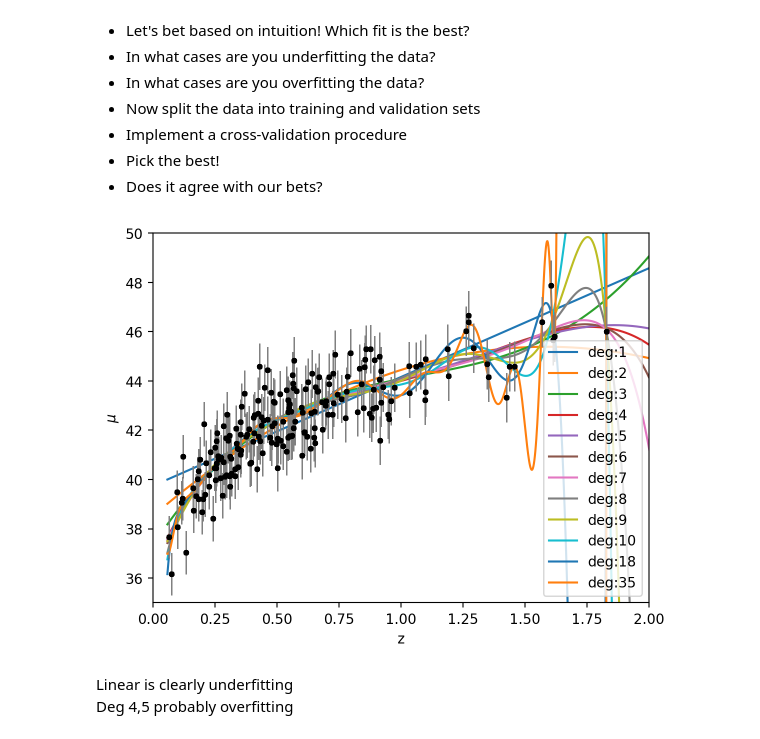
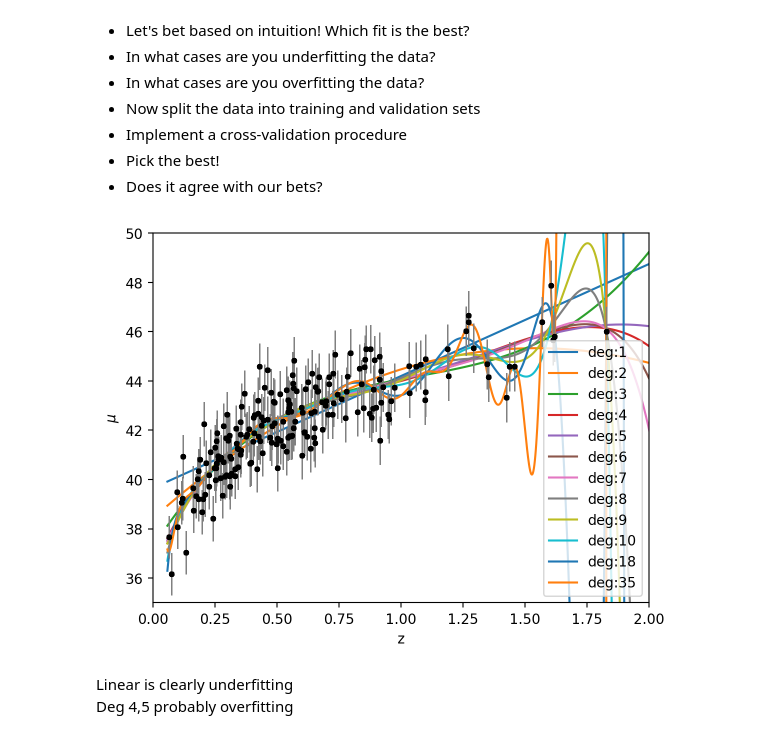
Before and after one commit to aadufour/astrostatistics_bicocca_2025, a Jupyter notebook: working/L17.ipynb, the cells around one changed output. Drawn from its saved outputs; the diff is of its cells as text; code cells hidden in the pictures.

```diff
--- a/working/L17.ipynb
+++ b/working/L17.ipynb
@@ -51,20 +51,21 @@ plt.ylim(35,50)
 # %%
 #---------- POLYNOMIAL FITTING ---------------
 # can be easily be done with numpy
 for deg in [1,2,3,4,5,6,7, 8, 9,10, 18, 35]:
-    mu_fit = np.poly1d(np.polyfit(z_sample,mu_sample,deg))
+    #polyfit expects weigths as the inverse of uncertainty
+    mu_fit = np.poly1d(np.polyfit(z_sample,mu_sample,deg, w=1/dmu))
 
     xgrid = np.linspace(np.min(z_sample)*0.9, np.max(z_sample)*1.1, 1000)
 
     plt.plot(xgrid, mu_fit(xgrid), label=f'deg:{deg}')
     plt.errorbar(z_sample, mu_sample, dmu, fmt='.k', ecolor='gray', lw=1)
     plt.xlabel("z")
     plt.ylabel("$\mu$")
     plt.legend(loc='lower right')
     plt.xlim(0,2)
     plt.ylim(35,50)
 # %% [output]
-[figure, old version]
+[figure, new version]
 # %% [markdown]
 Linear is clearly underfitting\
 Deg 4,5 probably overfitting
```
Also changed, not shown: parts of 3 cells of this notebook, 4 other files.
